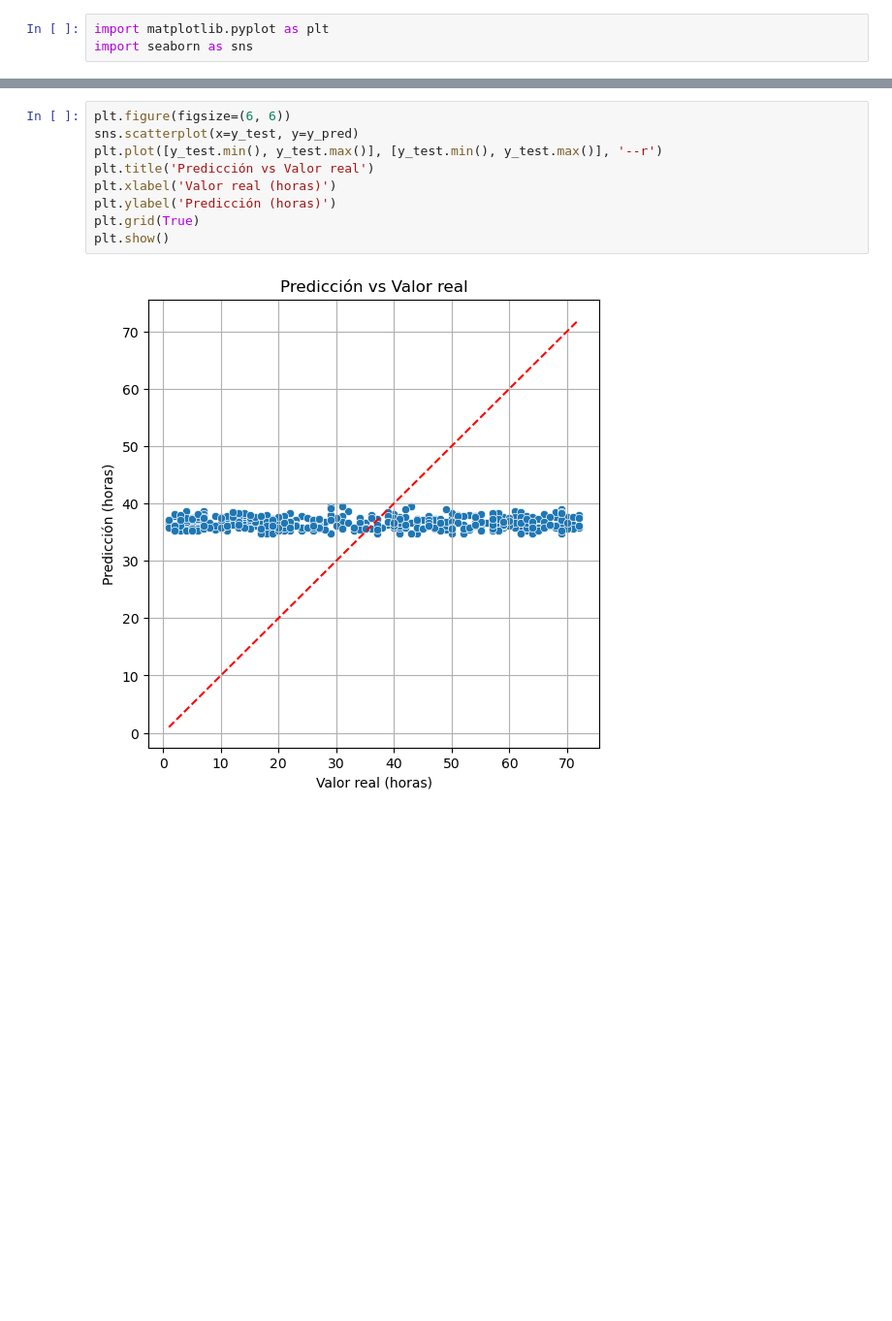
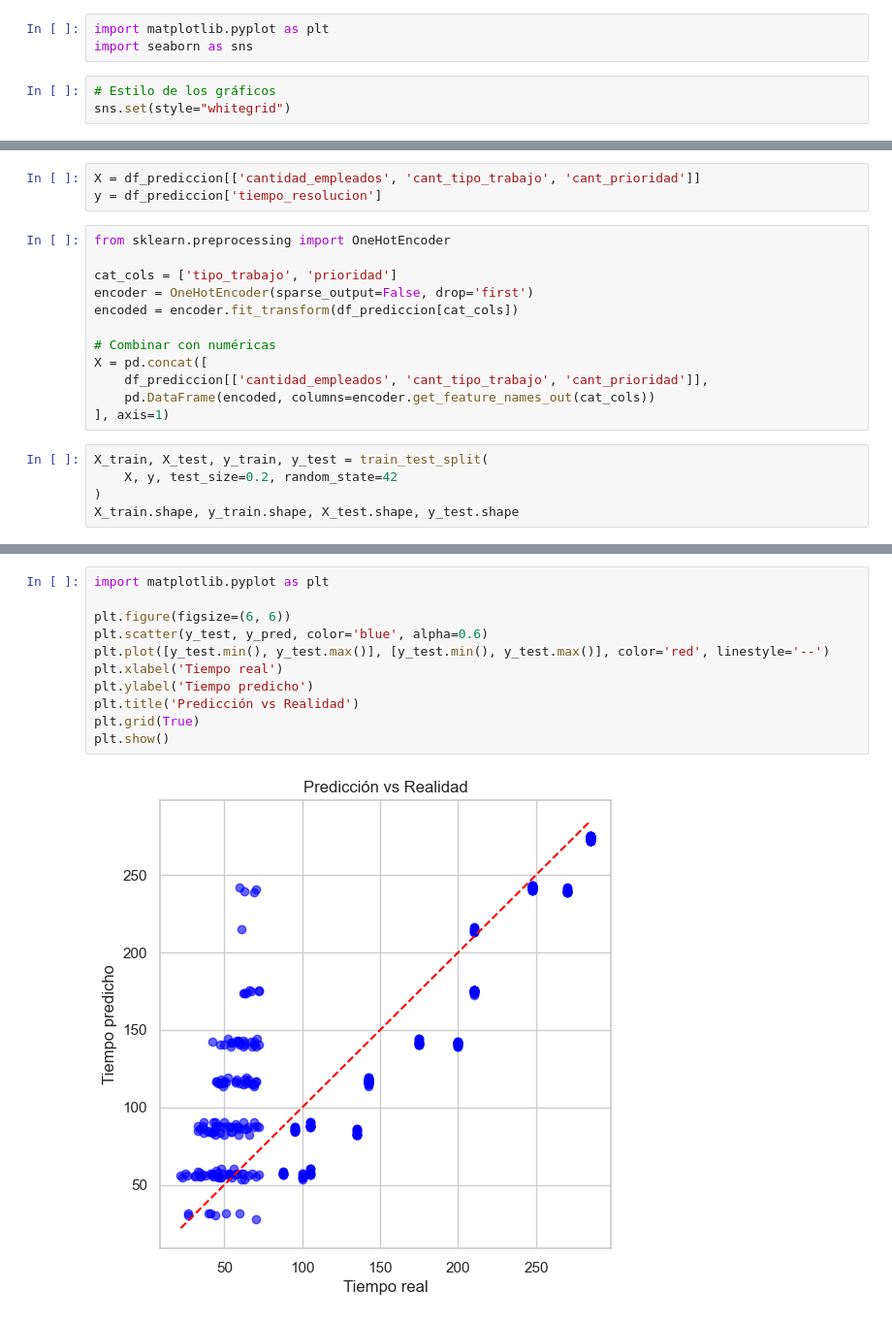
Before and after one commit to alejav0240/Datalan, a Jupyter notebook: MachineLearning/regresionLineal/RegresionLineal.ipynb, the cells around one changed output, grey strips where cells are left out. Shown at 97% size. Cells and saved outputs as stored; diff of their text form; blank space fills up the shorter version.

```diff
--- a/MachineLearning/regresionLineal/RegresionLineal.ipynb
+++ b/MachineLearning/regresionLineal/RegresionLineal.ipynb
@@ -109,4 +149,7 @@ Tiempo estimado de resolución: 36.15 horas
 # %%
 import matplotlib.pyplot as plt
 import seaborn as sns
+# %%
+# Estilo de los gráficos
+sns.set(style="whitegrid")
 # %%
@@ -142,0 +243,20 @@ plt.show()
+# %%
+X = df_prediccion[['cantidad_empleados', 'cant_tipo_trabajo', 'cant_prioridad']]
+y = df_prediccion['tiempo_resolucion']
+# %%
+from sklearn.preprocessing import OneHotEncoder
+
+cat_cols = ['tipo_trabajo', 'prioridad']
+encoder = OneHotEncoder(sparse_output=False, drop='first')
+encoded = encoder.fit_transform(df_prediccion[cat_cols])
+
+# Combinar con numéricas
+X = pd.concat([
+    df_prediccion[['cantidad_empleados', 'cant_tipo_trabajo', 'cant_prioridad']],
+    pd.DataFrame(encoded, columns=encoder.get_feature_names_out(cat_cols))
+], axis=1)
+# %%
+X_train, X_test, y_train, y_test = train_test_split(
+    X, y, test_size=0.2, random_state=42
+)
+X_train.shape, y_train.shape, X_test.shape, y_test.shape
@@ -143,11 +303,13 @@ plt.show()
 # %%
+import matplotlib.pyplot as plt
+
 plt.figure(figsize=(6, 6))
-sns.scatterplot(x=y_test, y=y_pred)
-plt.plot([y_test.min(), y_test.max()], [y_test.min(), y_test.max()], '--r')
-plt.title('Predicción vs Valor real')
-plt.xlabel('Valor real (horas)')
-plt.ylabel('Predicción (horas)')
+plt.scatter(y_test, y_pred, color='blue', alpha=0.6)
+plt.plot([y_test.min(), y_test.max()], [y_test.min(), y_test.max()], color='red', linestyle='--')
+plt.xlabel('Tiempo real')
+plt.ylabel('Tiempo predicho')
+plt.title('Predicción vs Realidad')
 plt.grid(True)
 plt.show()
 # %% [output]
-[figure, old version]
+[figure, new version]
```
Also changed, not shown: parts of 57 cells of this notebook, 3 other files.
